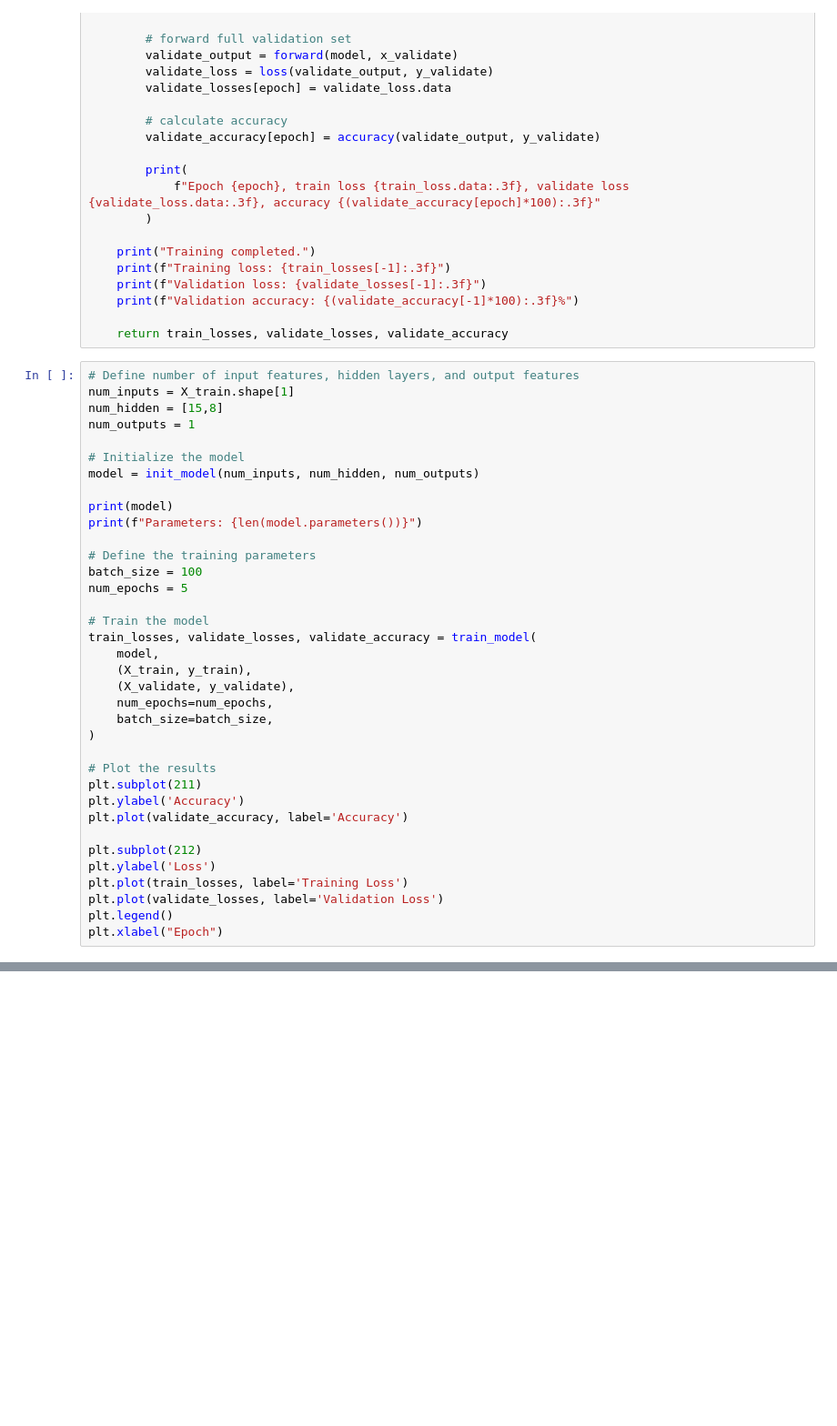
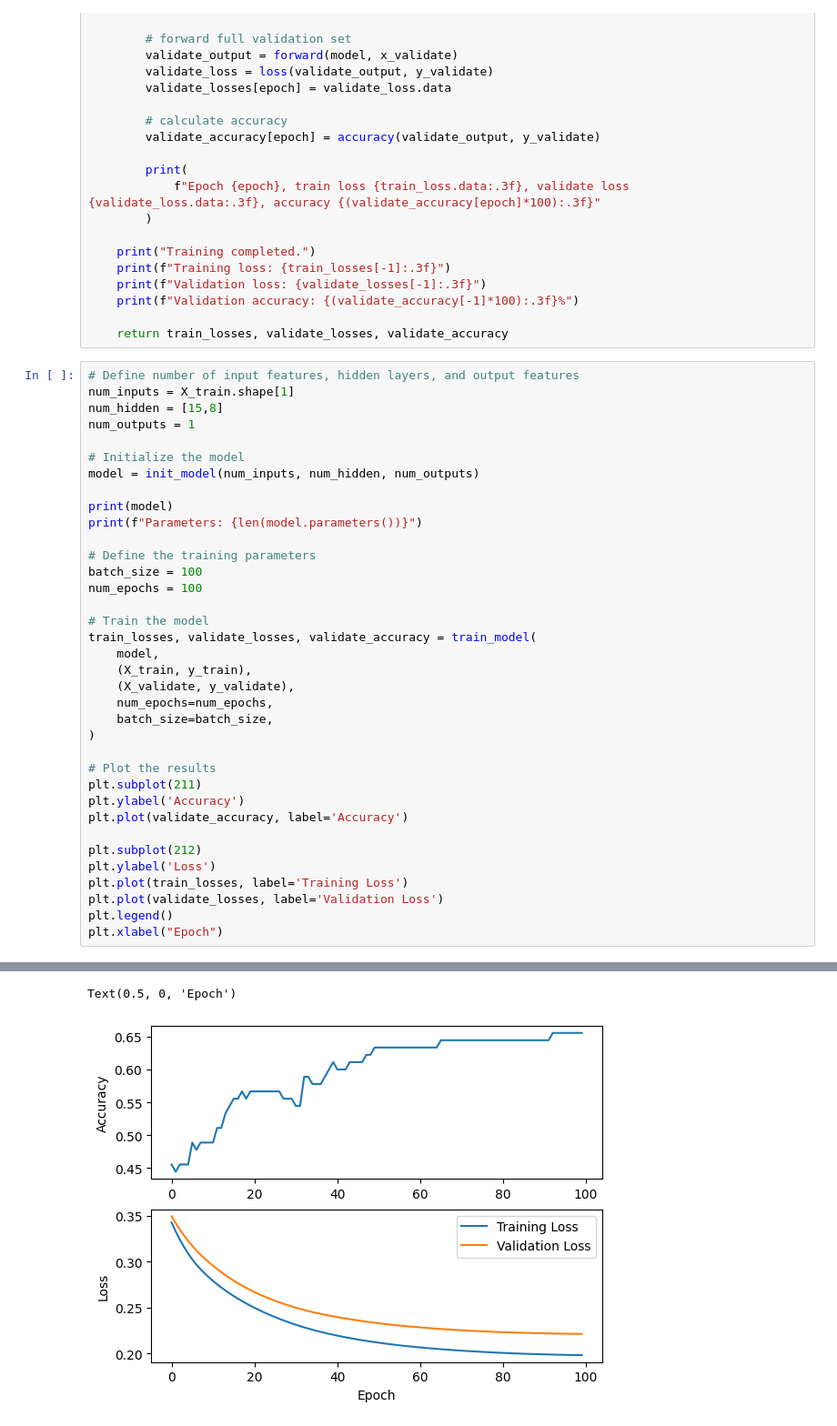
Before and after one commit to zirkelc/micrograd-titanic, a Jupyter notebook: micrograd.ipynb, the cells around one changed output, grey strips where cells are left out. Shown: that part at 91% size. Cells and saved outputs as stored; diff of their text form; blank space fills up the shorter version.

```diff
--- a/micrograd.ipynb
+++ b/micrograd.ipynb
@@ -421,7 +420,7 @@ print(f"Parameters: {len(model.parameters())}")
 
 # Define the training parameters
 batch_size = 100
-num_epochs = 5
+num_epochs = 100
 
 # Train the model
 train_losses, validate_losses, validate_accuracy = train_model(
@@ -454,3 +463,5 @@ Epoch 1, train loss 0.354, validate loss 0.384, accuracy 47.778
+Text(0.5, 0, 'Epoch')
+[figure, added]
 # %%
 # Input features from the scaled test dataset
 test_features = test_scaled_df.to_numpy()
```
Also changed, not shown: parts of 5 cells of this notebook.
